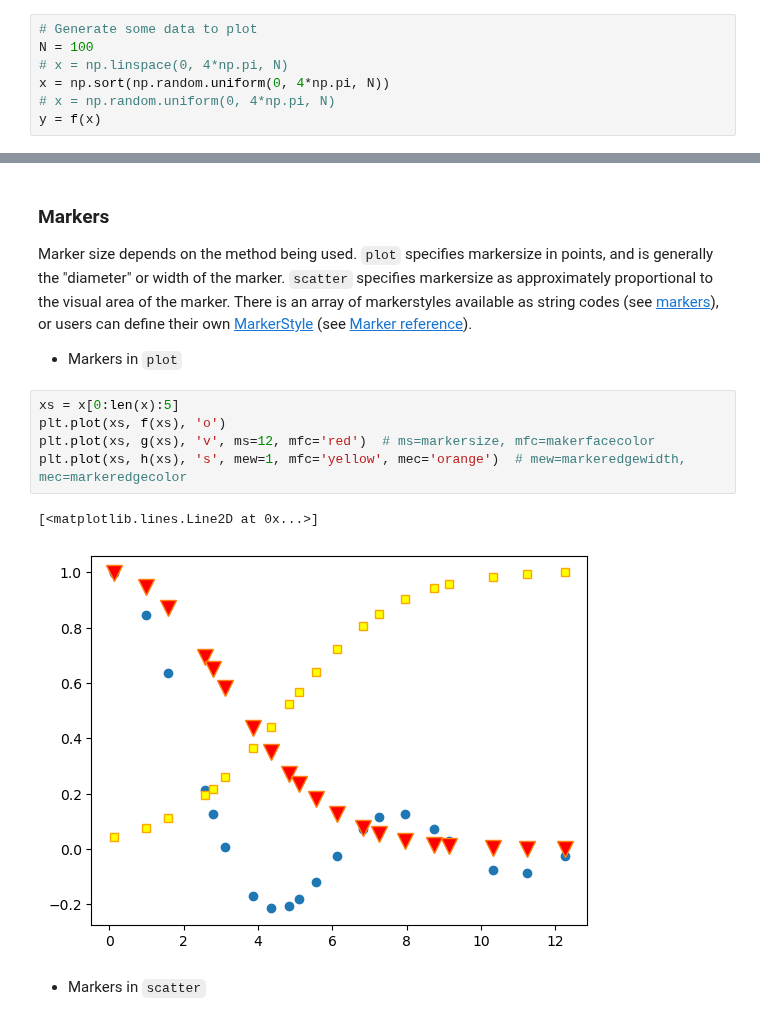
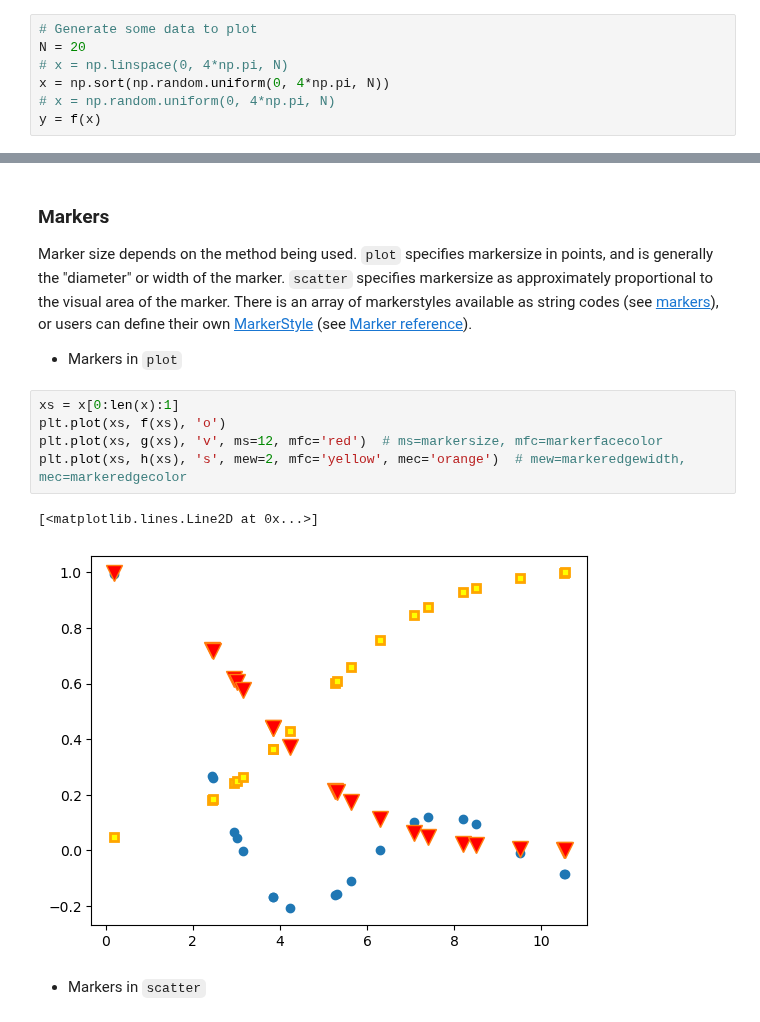
Before and after one commit to liuyxpp/XDSY118019, a Jupyter notebook: notebooks/04_python_plotting.ipynb, the cells around one changed output, grey strips where cells are left out. Saved outputs shown, nothing was run; the diff lists cells and outputs as text.

```diff
--- a/notebooks/04_python_plotting.ipynb
+++ b/notebooks/04_python_plotting.ipynb
@@ -55,7 +55,7 @@ def h(x):
     return y / np.max(y)
 # %%
 # Generate some data to plot
-N = 100
+N = 20
 # x = np.linspace(0, 4*np.pi, N)
 x = np.sort(np.random.uniform(0, 4*np.pi, N))
 # x = np.random.uniform(0, 4*np.pi, N)
@@ -163,13 +163,13 @@ Marker size depends on the method being used. `plot` specifies markersize in poi
 
 - Markers in `plot`
 # %%
-xs = x[0:len(x):5]
+xs = x[0:len(x):1]
 plt.plot(xs, f(xs), 'o')
-plt.plot(xs, g(xs), 'v', ms=12, mfc='red')  # ms=markersize, mfc=makerfacecolor
-plt.plot(xs, h(xs), 's', mew=1, mfc='yellow', mec='orange')  # mew=markeredgewidth, mec=markeredgecolor
+plt.plot(xs, g(xs), 'v', ms=12, mfc='red')  # ms=markersize, mfc=markerfacecolor
+plt.plot(xs, h(xs), 's', mew=2, mfc='yellow', mec='orange')  # mew=markeredgewidth, mec=markeredgecolor
 # %% [output]
 [<matplotlib.lines.Line2D at 0x...>]
-[figure, old version]
+[figure, new version]
 # %% [markdown]
 - Markers in `scatter`
 # %%
```
Also changed, not shown: parts of 17 cells of this notebook, 3 other files.
